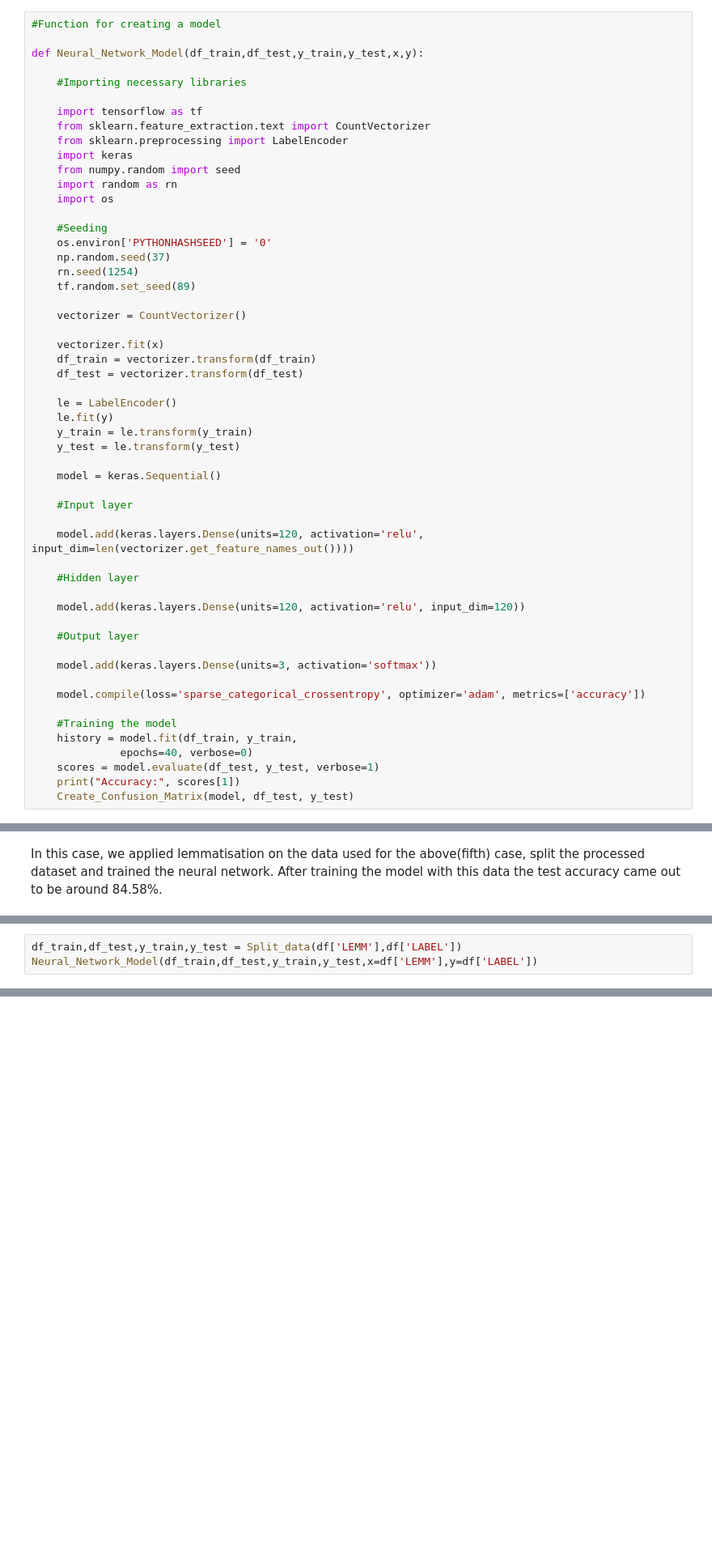
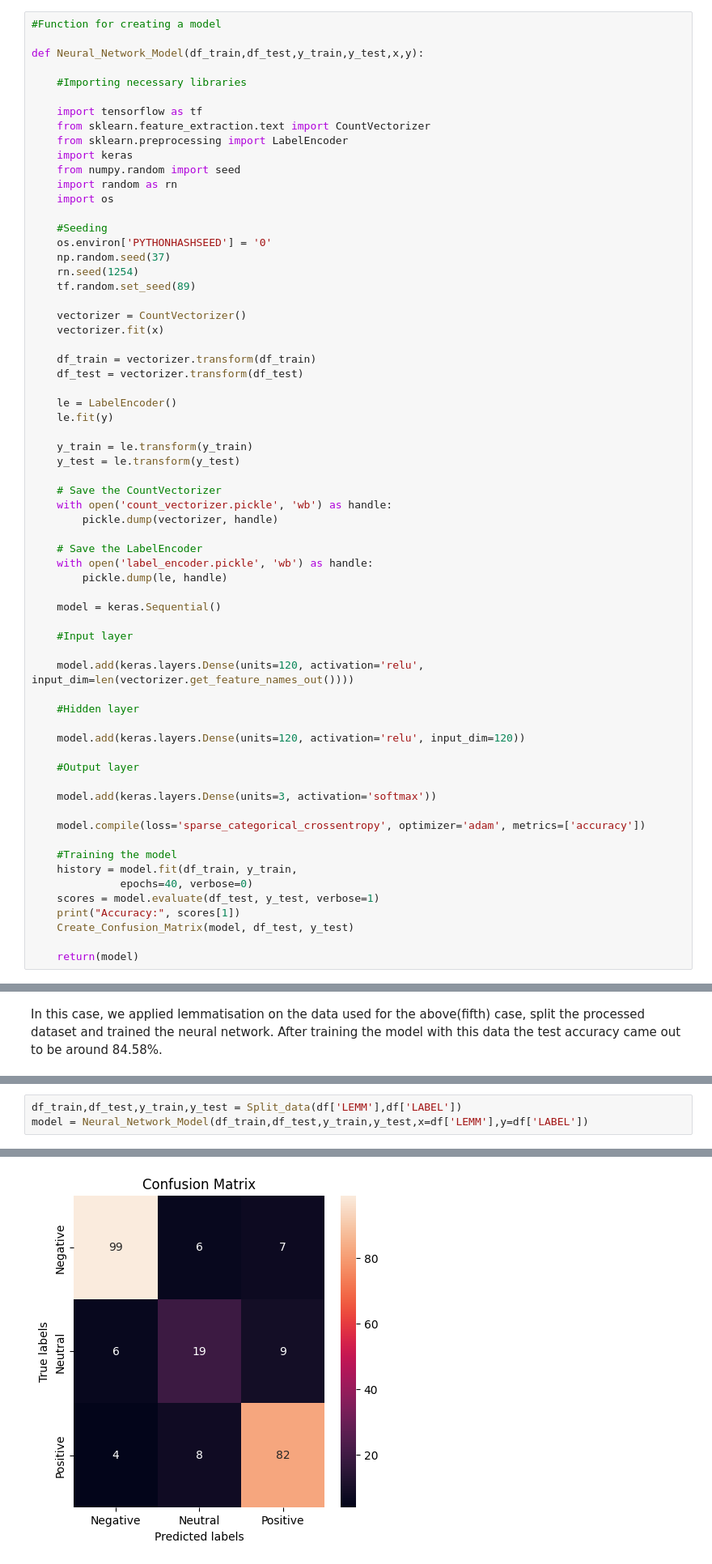
Before and after one commit to meghna-negi/Sentiment-Analysis-AI, a Jupyter notebook: Neural_Network.ipynb, the cells around one changed output, grey strips where cells are left out. Shown: that part at 81% size. Saved outputs shown, nothing was run; the diff lists cells and outputs as text; blank space fills up the shorter version.

```diff
--- a/Neural_Network.ipynb
+++ b/Neural_Network.ipynb
@@ -157,15 +158,24 @@ def Neural_Network_Model(df_train,df_test,y_train,y_test,x,y):
     tf.random.set_seed(89)
 
     vectorizer = CountVectorizer()
+    vectorizer.fit(x)
 
-    vectorizer.fit(x)
     df_train = vectorizer.transform(df_train)
     df_test = vectorizer.transform(df_test)
 
     le = LabelEncoder()
     le.fit(y)
+
     y_train = le.transform(y_train)
     y_test = le.transform(y_test)
+
+    # Save the CountVectorizer
+    with open('count_vectorizer.pickle', 'wb') as handle:
+        pickle.dump(vectorizer, handle)
+
+    # Save the LabelEncoder
+    with open('label_encoder.pickle', 'wb') as handle:
+        pickle.dump(le, handle)
 
     model = keras.Sequential()
 
@@ -189,6 +199,8 @@ def Neural_Network_Model(df_train,df_test,y_train,y_test,x,y):
     scores = model.evaluate(df_test, y_test, verbose=1)
     print("Accuracy:", scores[1])
     Create_Confusion_Matrix(model, df_test, y_test)
+
+    return(model)
 # %% [markdown]
 **FIRST CASE: EMOJI REMOVAL**
 # %% [markdown]
@@ -222,3 +248,4 @@ for items in range(0,df.shape[0]):
 # %%
 df_train,df_test,y_train,y_test = Split_data(df['LEMM'],df['LABEL'])
-Neural_Network_Model(df_train,df_test,y_train,y_test,x=df['LEMM'],y=df['LABEL'])
+model = Neural_Network_Model(df_train,df_test,y_train,y_test,x=df['LEMM'],y=df['LABEL'])
+# %% [output]
@@ -224,0 +268 @@ Neural_Network_Model(df_train,df_test,y_train,y_test,x=df['LEMM'],y=df['LABEL'])
+[figure, added]
```
Also changed, not shown: parts of 4 cells of this notebook, 7 other files.
